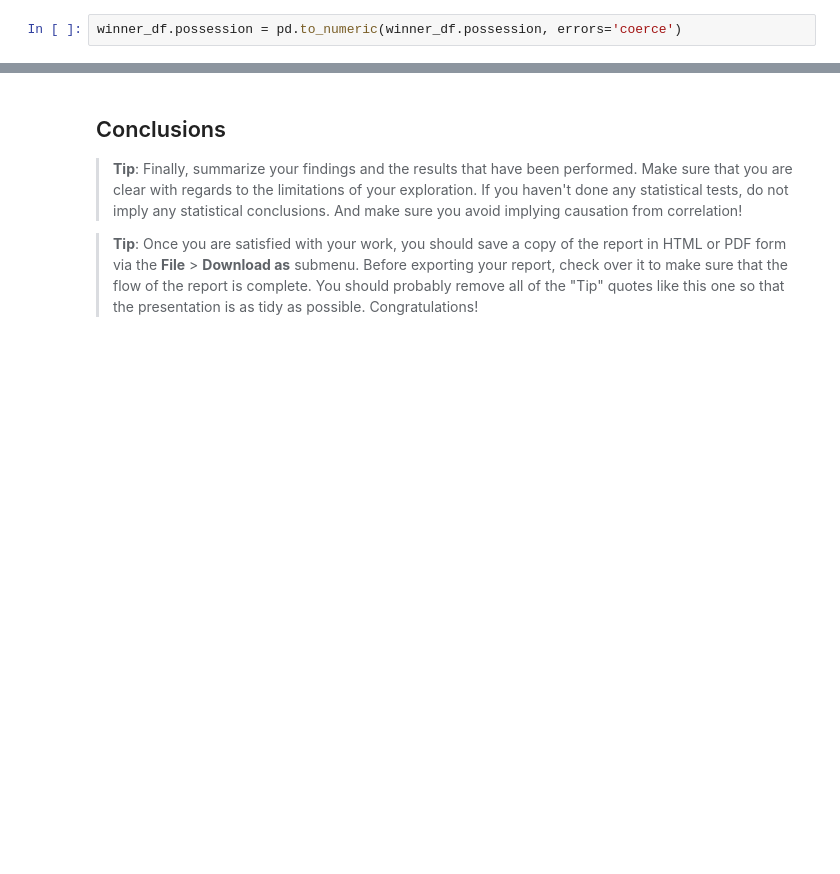
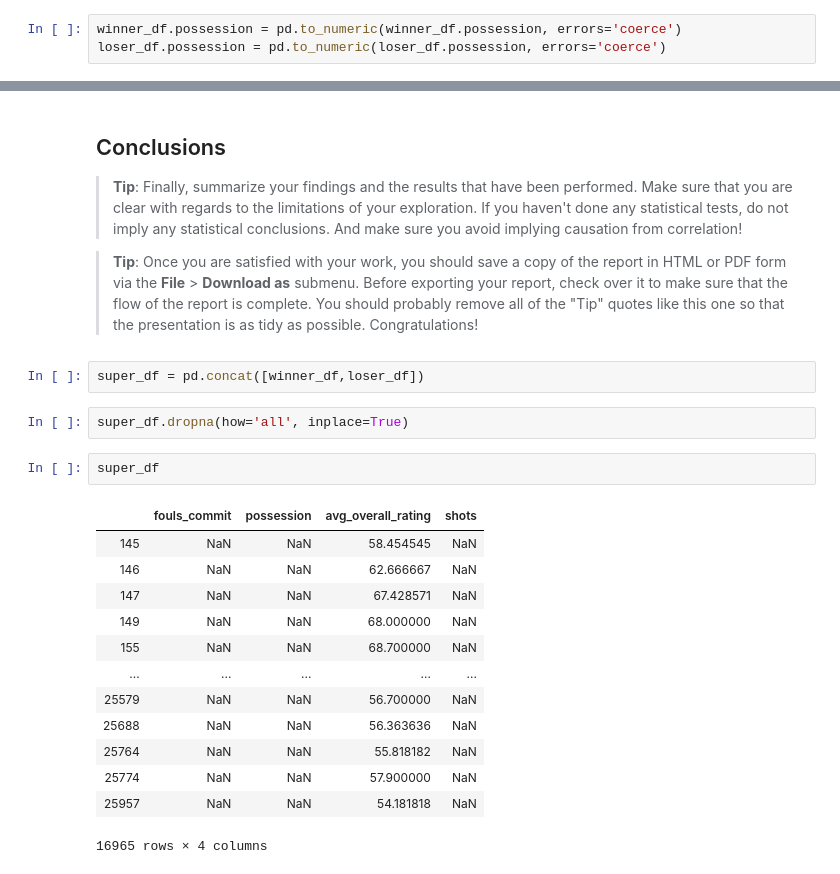
Before and after one commit to BeRT2me/soccer_investigation, a Jupyter notebook: investigate-a-dataset-soccer.ipynb, the cells around one changed output, grey strips where cells are left out. Cells and saved outputs as stored; diff of their text form; blank space fills up the shorter version.

```diff
--- a/investigate-a-dataset-soccer.ipynb
+++ b/investigate-a-dataset-soccer.ipynb
@@ -400,6 +433,7 @@ loser_df[loser_df.avg_overall_rating > 0]
 1356 rows × 4 columns
 # %%
 winner_df.possession = pd.to_numeric(winner_df.possession, errors='coerce')
+loser_df.possession = pd.to_numeric(loser_df.possession, errors='coerce')
 # %%
 pd.plotting.scatter_matrix(winner_df.dropna(), figsize=(15,15));
 # %% [output]
@@ -433,3 +467,23 @@ pd.plotting.scatter_matrix(winner_df.dropna(), figsize=(15,15));
 > **Tip**: Finally, summarize your findings and the results that have been performed. Make sure that you are clear with regards to the limitations of your exploration. If you haven't done any statistical tests, do not imply any statistical conclusions. And make sure you avoid implying causation from correlation!
 
 > **Tip**: Once you are satisfied with your work, you should save a copy of the report in HTML or PDF form via the **File** > **Download as** submenu. Before exporting your report, check over it to make sure that the flow of the report is complete. You should probably remove all of the "Tip" quotes like this one so that the presentation is as tidy as possible. Congratulations!
+# %%
+super_df = pd.concat([winner_df,loser_df])
+# %%
+super_df.dropna(how='all', inplace=True)
+# %%
+super_df
+# %% [output]
+|  | fouls_commit | possession | avg_overall_rating | shots |
+| 145 | NaN | NaN | 58.454545 | NaN |
+| 146 | NaN | NaN | 62.666667 | NaN |
+| 147 | NaN | NaN | 67.428571 | NaN |
+| 149 | NaN | NaN | 68.000000 | NaN |
+| 155 | NaN | NaN | 68.700000 | NaN |
+| ... | ... | ... | ... | ... |
+| 25579 | NaN | NaN | 56.700000 | NaN |
+| 25688 | NaN | NaN | 56.363636 | NaN |
+| 25764 | NaN | NaN | 55.818182 | NaN |
+| 25774 | NaN | NaN | 57.900000 | NaN |
+| 25957 | NaN | NaN | 54.181818 | NaN |
+16965 rows × 4 columns
```
Also changed, not shown: parts of 15 cells of this notebook, 3 other files.
